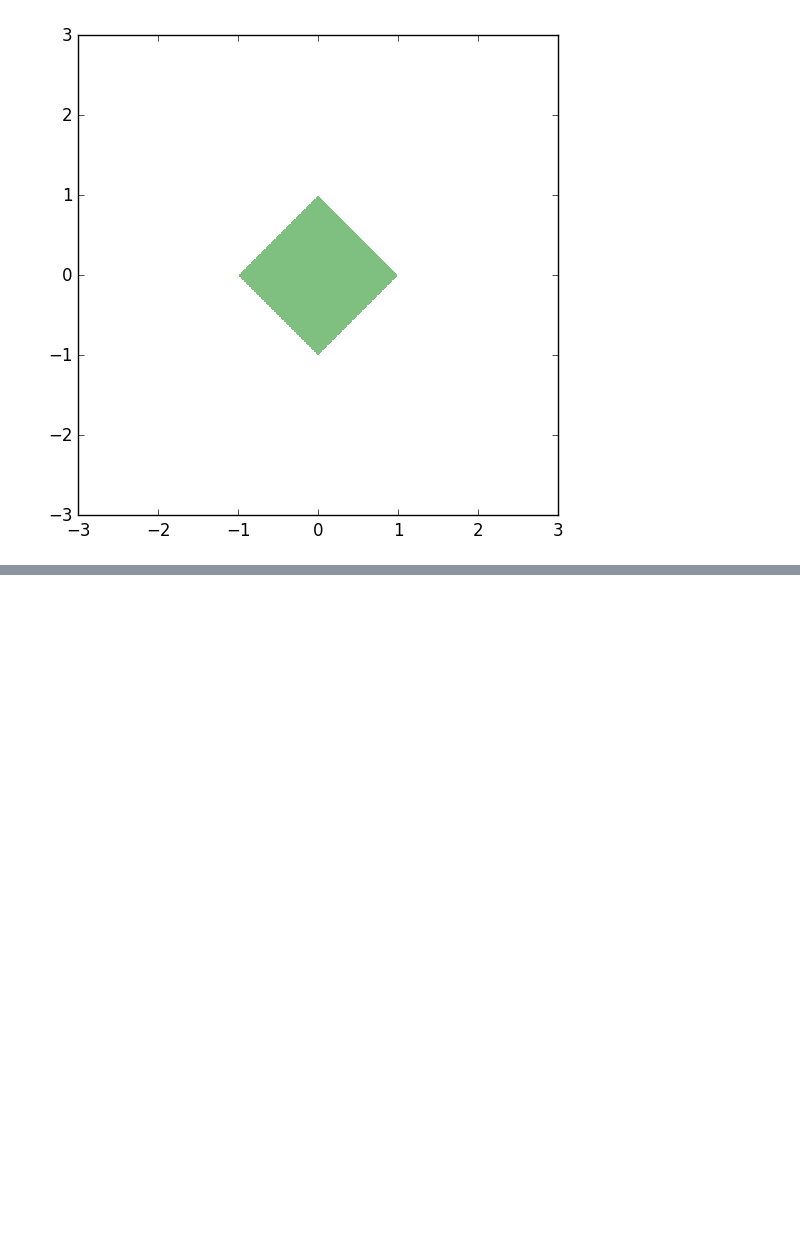
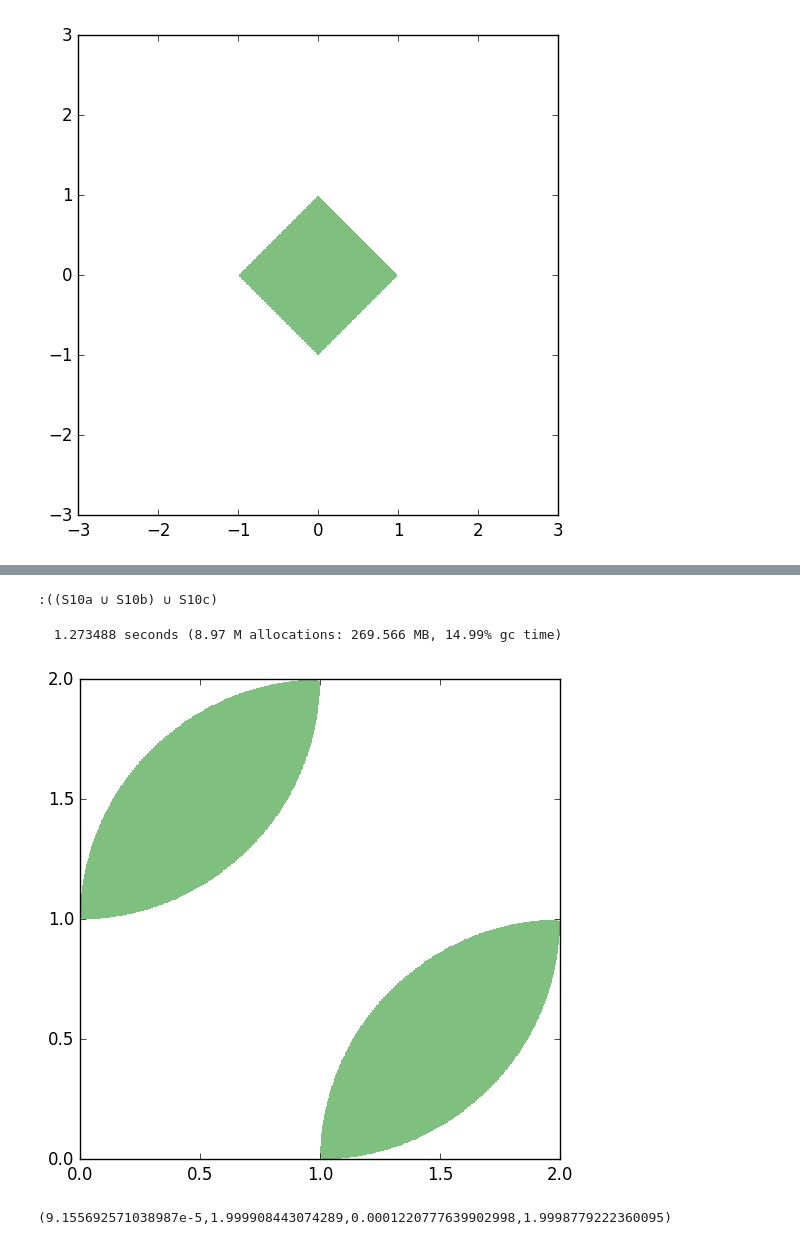
Before and after one commit to JuliaIntervals/IntervalConstraintProgramming.jl, a Jupyter notebook: examples/Set inversion with separators examples.ipynb, the cells around one changed output, grey strips where cells are left out. Cells and saved outputs as stored; diff of their text form; code cells hidden in the pictures; blank space fills up the shorter version.

```diff
--- a/examples/Set inversion with separators examples.ipynb
+++ b/examples/Set inversion with separators examples.ipynb
@@ -329,0 +332,4 @@ ax[:set_aspect]("equal")
+# %%
+S10a = @constraint (x-2)^2 + y^2 <= 1
+S10b = @constraint x^2 + (y-2)^2 <= 1
+S10 = S10a ∪ S10b
@@ -329,0 +339,4 @@ ax[:set_aspect]("equal")
+# %%
+X = IntervalBox(-10^4..10^4, -10^4..10^4)
+
+@time inner, boundary = setinverse(S10, X, 0.01);
@@ -329,0 +361,12 @@ ax[:set_aspect]("equal")
+# %%
+expand(:(S10a ∪ S10b ∪ S10c))
+# %% [output]
+:((S10a ∪ S10b) ∪ S10c)
+# %%
+S12 = (S10a ∩ S10c) ∪ (S10b ∩ S10c)
+@time inner, boundary = setinverse(S12, X, 0.01);
+draw(inner)
+# %% [output]
+  1.273488 seconds (8.97 M allocations: 269.566 MB, 14.99% gc time)
+[figure, added]
+(9.155692571038987e-5,1.999908443074289,0.0001220777639902998,1.9998779222360095)
```
Also changed, not shown: parts of 34 cells of this notebook, 7 other files.
